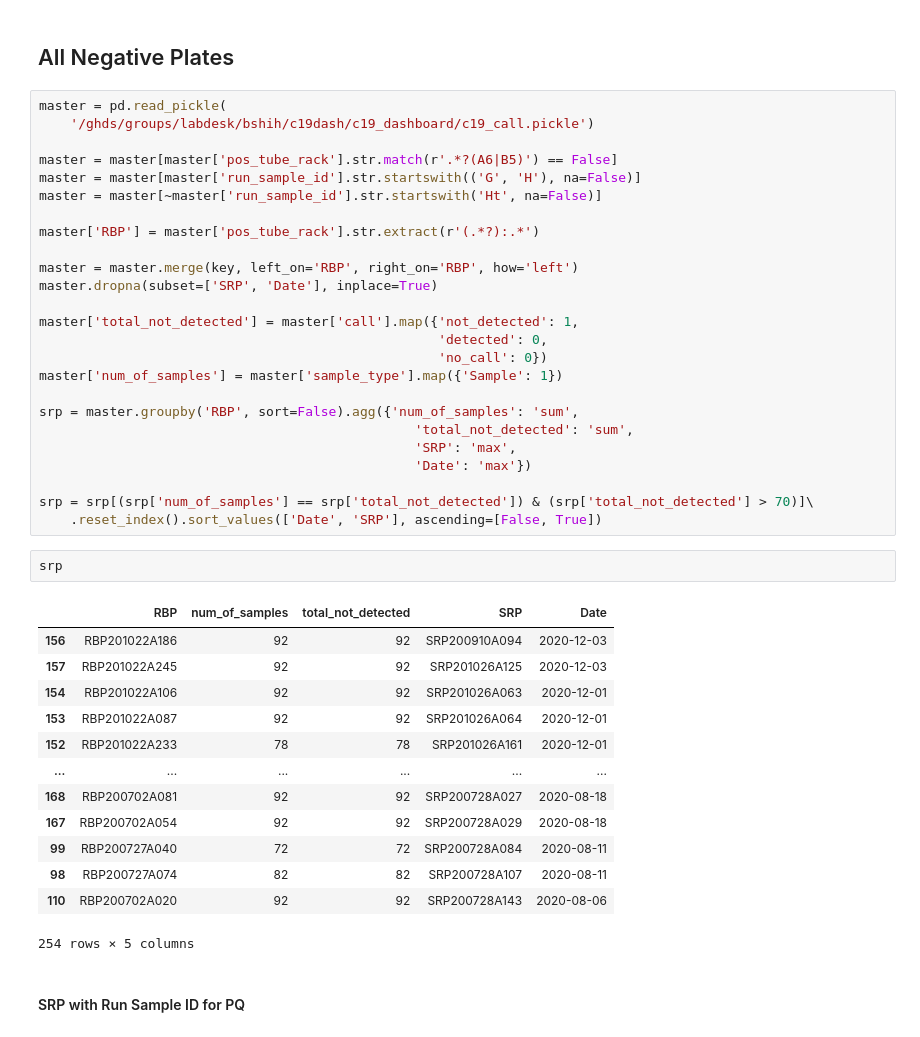
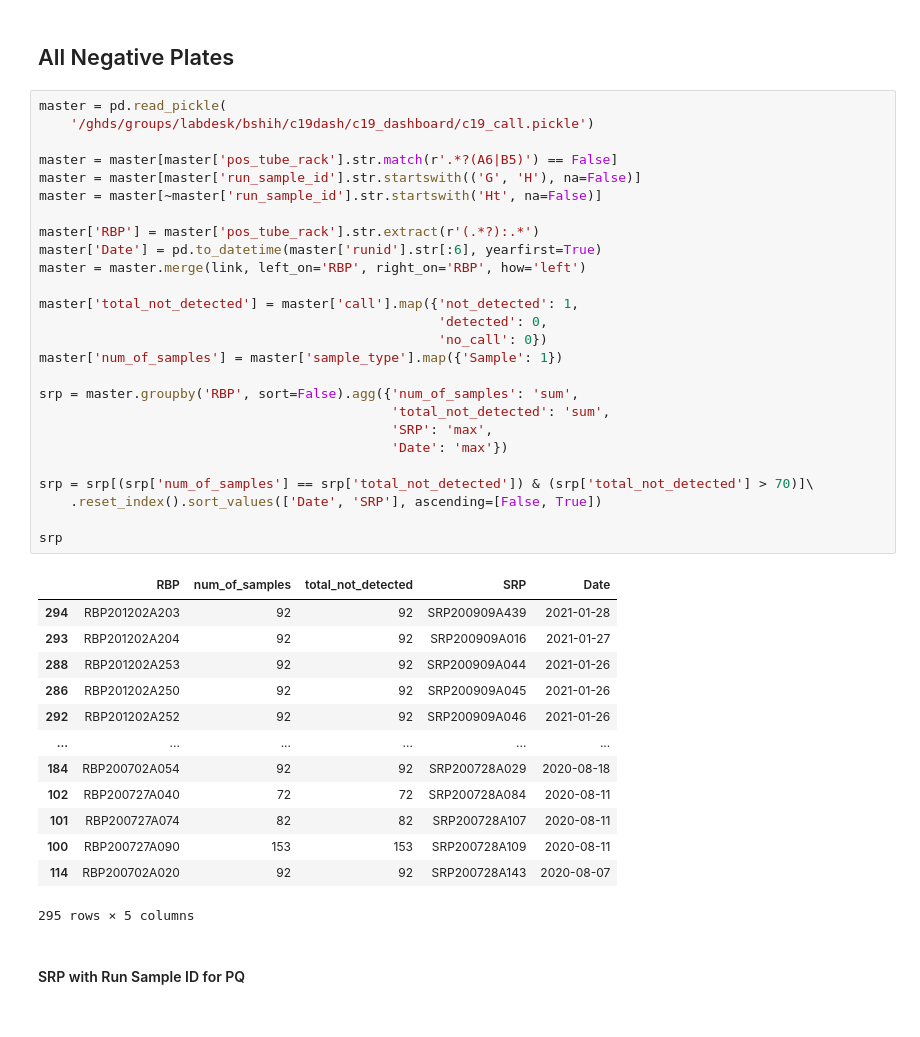
Before and after one commit to gh-bshih/g19_analysis, a Jupyter notebook: neg_clinical_matrix.ipynb, the cells around one changed output. Drawn from its saved outputs; the diff is of its cells as text.

```diff
--- a/neg_clinical_matrix.ipynb
+++ b/neg_clinical_matrix.ipynb
@@ -58,44 +50,43 @@ srp
 # %%
 master = pd.read_pickle(
     '/ghds/groups/labdesk/bshih/c19dash/c19_dashboard/c19_call.pickle')
 
 master = master[master['pos_tube_rack'].str.match(r'.*?(A6|B5)') == False]
 master = master[master['run_sample_id'].str.startswith(('G', 'H'), na=False)]
 master = master[~master['run_sample_id'].str.startswith('Ht', na=False)]
 
 master['RBP'] = master['pos_tube_rack'].str.extract(r'(.*?):.*')
-
-master = master.merge(key, left_on='RBP', right_on='RBP', how='left')
-master.dropna(subset=['SRP', 'Date'], inplace=True)
+master['Date'] = pd.to_datetime(master['runid'].str[:6], yearfirst=True)
+master = master.merge(link, left_on='RBP', right_on='RBP', how='left')
 
 master['total_not_detected'] = master['call'].map({'not_detected': 1,
                                                    'detected': 0,
                                                    'no_call': 0})
 master['num_of_samples'] = master['sample_type'].map({'Sample': 1})
 
 srp = master.groupby('RBP', sort=False).agg({'num_of_samples': 'sum',
-                                                'total_not_detected': 'sum',
-                                                'SRP': 'max',
-                                                'Date': 'max'})
+                                             'total_not_detected': 'sum',
+                                             'SRP': 'max',
+                                             'Date': 'max'})
 
 srp = srp[(srp['num_of_samples'] == srp['total_not_detected']) & (srp['total_not_detected'] > 70)]\
     .reset_index().sort_values(['Date', 'SRP'], ascending=[False, True])
+
+srp
+# %% [output]
+|  | RBP | num_of_samples | total_not_detected | SRP | Date |
+| 294 | RBP201202A203 | 92 | 92 | SRP200909A439 | 2021-01-28 |
+| 293 | RBP201202A204 | 92 | 92 | SRP200909A016 | 2021-01-27 |
+| 288 | RBP201202A253 | 92 | 92 | SRP200909A044 | 2021-01-26 |
+| 286 | RBP201202A250 | 92 | 92 | SRP200909A045 | 2021-01-26 |
+| 292 | RBP201202A252 | 92 | 92 | SRP200909A046 | 2021-01-26 |
+| ... | ... | ... | ... | ... | ... |
+| 184 | RBP200702A054 | 92 | 92 | SRP200728A029 | 2020-08-18 |
+| 102 | RBP200727A040 | 72 | 72 | SRP200728A084 | 2020-08-11 |
+| 101 | RBP200727A074 | 82 | 82 | SRP200728A107 | 2020-08-11 |
+| 100 | RBP200727A090 | 153 | 153 | SRP200728A109 | 2020-08-11 |
+| 114 | RBP200702A020 | 92 | 92 | SRP200728A143 | 2020-08-07 |
+295 rows × 5 columns
-# %%
-srp
-# %% [output]
-|  | RBP | num_of_samples | total_not_detected | SRP | Date |
-| 156 | RBP201022A186 | 92 | 92 | SRP200910A094 | 2020-12-03 |
-| 157 | RBP201022A245 | 92 | 92 | SRP201026A125 | 2020-12-03 |
-| 154 | RBP201022A106 | 92 | 92 | SRP201026A063 | 2020-12-01 |
-| 153 | RBP201022A087 | 92 | 92 | SRP201026A064 | 2020-12-01 |
-| 152 | RBP201022A233 | 78 | 78 | SRP201026A161 | 2020-12-01 |
-| ... | ... | ... | ... | ... | ... |
-| 168 | RBP200702A081 | 92 | 92 | SRP200728A027 | 2020-08-18 |
-| 167 | RBP200702A054 | 92 | 92 | SRP200728A029 | 2020-08-18 |
-| 99 | RBP200727A040 | 72 | 72 | SRP200728A084 | 2020-08-11 |
-| 98 | RBP200727A074 | 82 | 82 | SRP200728A107 | 2020-08-11 |
-| 110 | RBP200702A020 | 92 | 92 | SRP200728A143 | 2020-08-06 |
-254 rows × 5 columns
 # %% [markdown]
 #### SRP with Run Sample ID for PQ
 # %%
```
Also changed, not shown: parts of 23 cells of this notebook.
